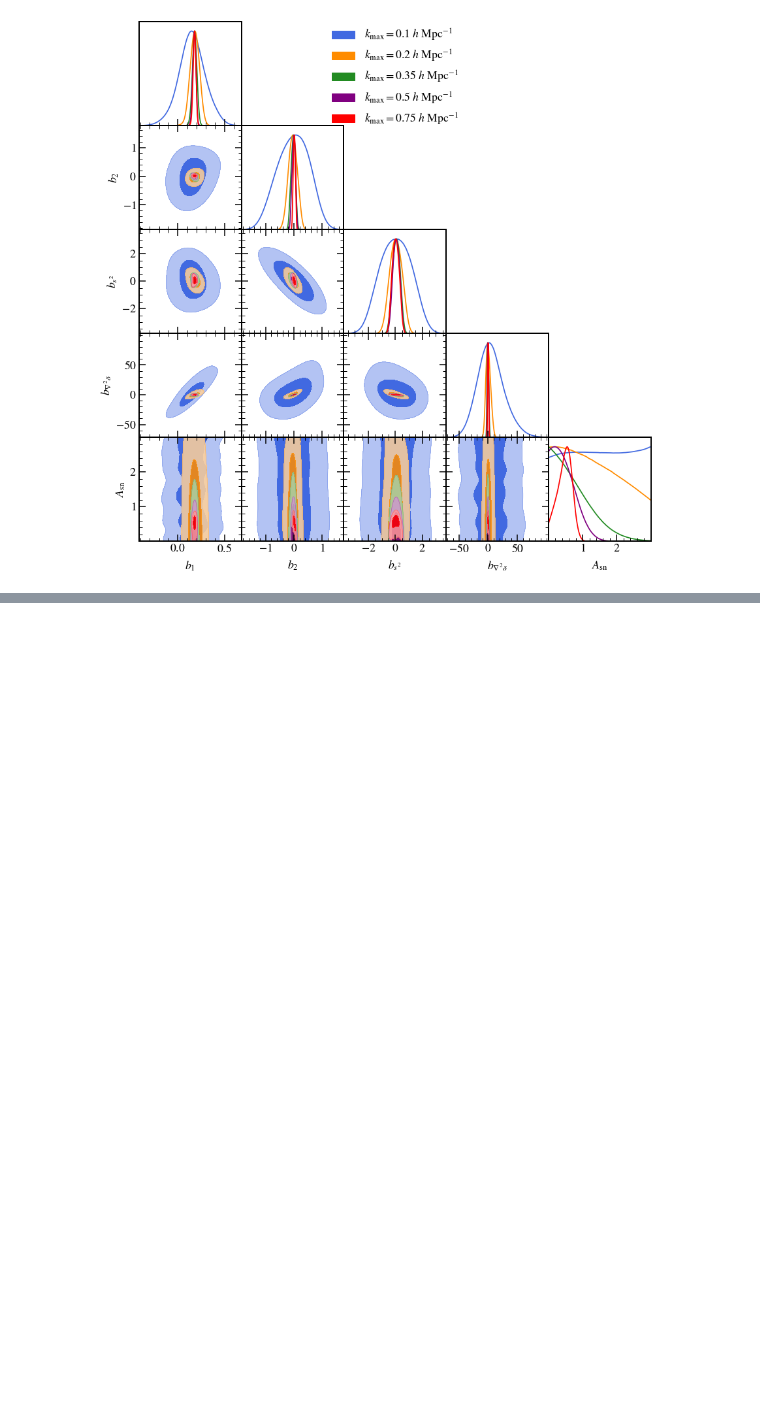
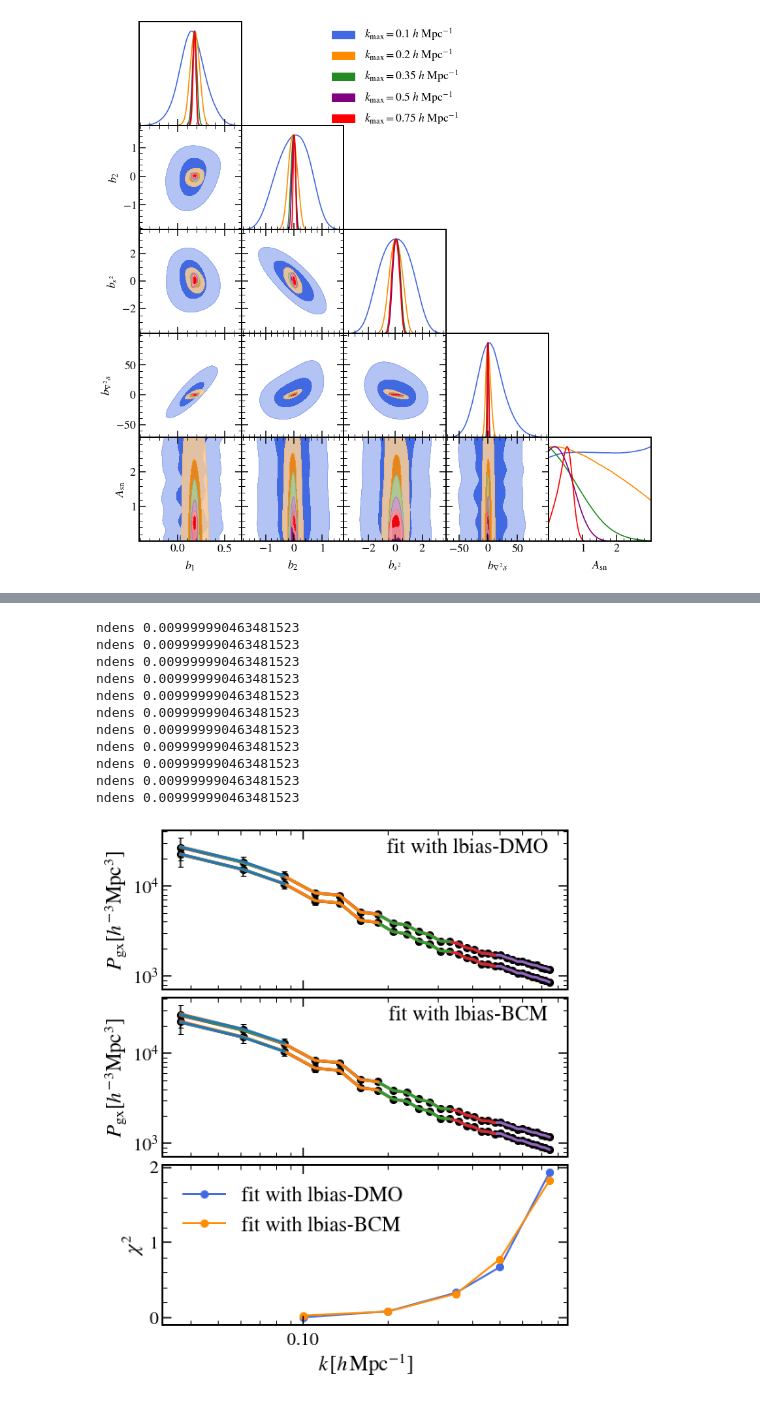
Before and after one commit to matteozennaro/LbiasBaryons, a Jupyter notebook: FitGalaxyMatterPk.ipynb, the cells around one changed output, grey strips where cells are left out. Saved outputs shown, nothing was run; the diff lists cells and outputs as text; code cells hidden in the pictures; blank space fills up the shorter version.

```diff
--- a/FitGalaxyMatterPk.ipynb
+++ b/FitGalaxyMatterPk.ipynb
@@ -254,0 +418,72 @@ WARNING:root:auto bandwidth for Asn very small or failed (h=0.000461849825581801
+# %%
+import bacco
+from scipy import stats
+fig, ax = plt.subplots(3, 1, figsize=(8, 10), sharex=True, gridspec_kw={'hspace': 0.05})
+
+bf = mn[-1]['bestfit']['parameters']
+bfdata = mn_kmax_one(bf, kmaxes[-1])
+ax[0].errorbar(bfdata['k'], bfdata['pgg'], yerr=bfdata['pgg_err'], fmt='o', capsize=3, marker='o', ms=8, color='k', zorder=0)
+ax[0].errorbar(bfdata['k'], bfdata['pgm'], yerr=bfdata['pgm_err'], fmt='o', capsize=3, marker='o', ms=8, color='k', zorder=0)
+ax[1].errorbar(bfdata['k'], bfdata['pgg'], yerr=bfdata['pgg_err'], fmt='o', capsize=3, marker='o', ms=8, color='k', zorder=0)
+ax[1].errorbar(bfdata['k'], bfdata['pgm'], yerr=bfdata['pgm_err'], fmt='o', capsize=3, marker='o', ms=8, color='k', zorder=0)
+
+chi2s_dmo = []
+ks_dmo = []
+models_dmo = []
+models_gm_dmo = []
+for ik in range(len(kmaxes)):
+    bf = mn[ik]['bestfit']['parameters']
+    bfdata = mn_kmax_one(bf, kmaxes[ik])
+    chi2s_dmo.append(bfdata['chi2'])
+    ks_dmo.append(bfdata['k'])
+    models_dmo.append(bfdata['pgg_model'])
+    models_gm_dmo.append(bfdata['pgm_model'])
+chi2s_bcm = []
+ks_bcm = []
+models_bcm = []
+models_gm_bcm = []
+for ik in range(len(kmaxes)):
+    bf = mnbcm[ik]['bestfit']['parameters']
+    bfdata = mn_kmax_one(bf, kmaxes[ik], dmo=False)
+    chi2s_bcm.append(bfdata['chi2'])
+    ks_bcm.append(bfdata['k'])
+    models_bcm.append(bfdata['pgg_model'])
+    models_gm_bcm.append(bfdata['pgm_model'])
+for ik in range(len(kmaxes))[::-1]:
+    ax[0].loglog(ks_dmo[ik], models_dmo[ik], lw=3, color='C%i'%ik)
+    ax[0].loglog(ks_dmo[ik], models_gm_dmo[ik], lw=3, color='C%i'%ik)
+    ax[1].loglog(ks_bcm[ik], models_bcm[ik], lw=3, color='C%i'%ik)
+    ax[1].loglog(ks_bcm[ik], models_gm_bcm[ik], lw=3, color='C%i'%ik)
+
+chi2s_th = []
+for ik in range(len(kmaxes)):
+    chi2s_th.append(stats.chi2.ppf(0.95, np.max([2*len(ks_dmo[ik]) - 5, 1])))
+
+ax[2].plot(kmaxes, chi2s_dmo, lw=2, marker='o', ms=8, color='royalblue', label='fit with lbias-DMO')
+ax[2].plot(kmaxes, chi2s_bcm, lw=2, marker='o', ms=8, color='darkorange', label='fit with lbias-BCM')
+
+ax[0].text(0.95, 0.95, r'fit with lbias-DMO', transform=ax[0].transAxes, fontsize=23, verticalalignment='top', horizontalalignment='right')
+ax[1].text(0.95, 0.95, r'fit with lbias-BCM', transform=ax[1].transAxes, fontsize=23, verticalalignment='top', horizontalalignment='right')
+ax[2].legend(fontsize=23)
+
+ax[0].set_ylabel(r'$P_{\rm gx} [h^{-3} \mathrm{Mpc}^{3}]$', fontsize=23)
+ax[1].set_ylabel(r'$P_{\rm gx} [h^{-3} \mathrm{Mpc}^{3}]$', fontsize=23)
+ax[2].set_ylabel(r'$\chi^2$', fontsize=23)
+ax[2].set_xlabel(r'$k \, [h \, \mathrm{Mpc}^{-1}]$', fontsize=23)
+
+bacco.set_logticks(ax[2], axis='x')
+
+plt.show()
+# %% [output]
+ndens 0.009999990463481523
+ndens 0.009999990463481523
+ndens 0.009999990463481523
+ndens 0.009999990463481523
+ndens 0.009999990463481523
+ndens 0.009999990463481523
+ndens 0.009999990463481523
+ndens 0.009999990463481523
+ndens 0.009999990463481523
+ndens 0.009999990463481523
+ndens 0.009999990463481523
+[figure, added]
```
Also changed, not shown: parts of 5 cells of this notebook, 1 other file.
